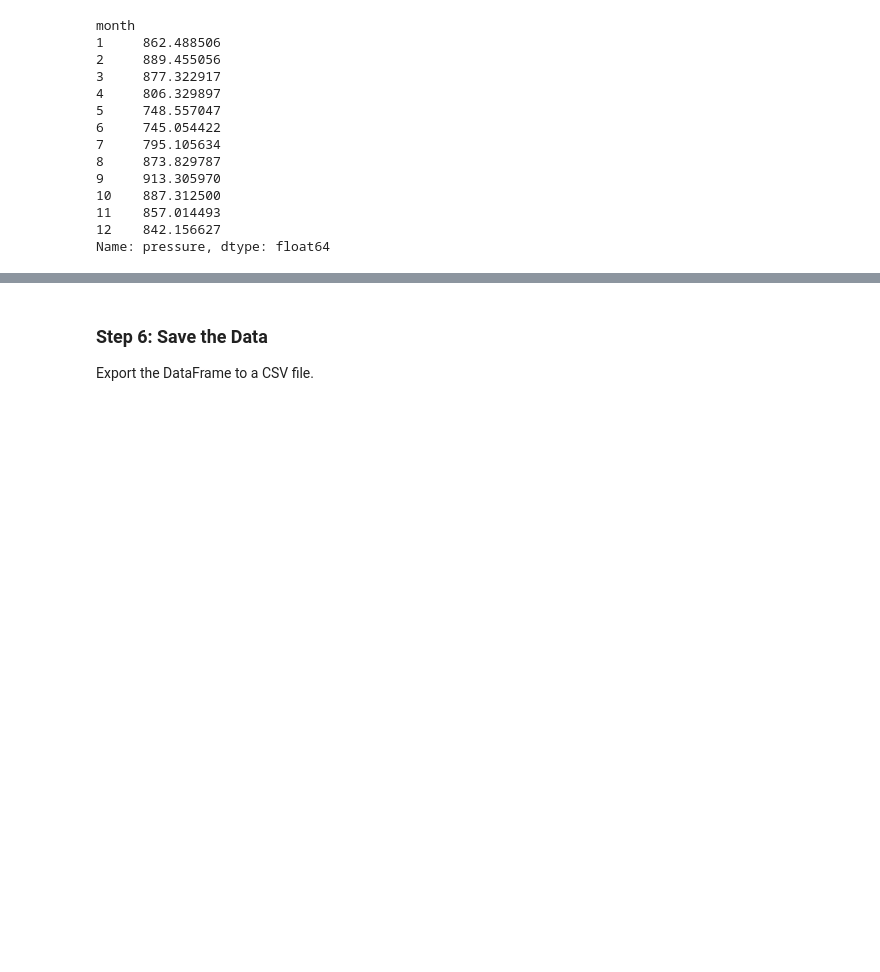
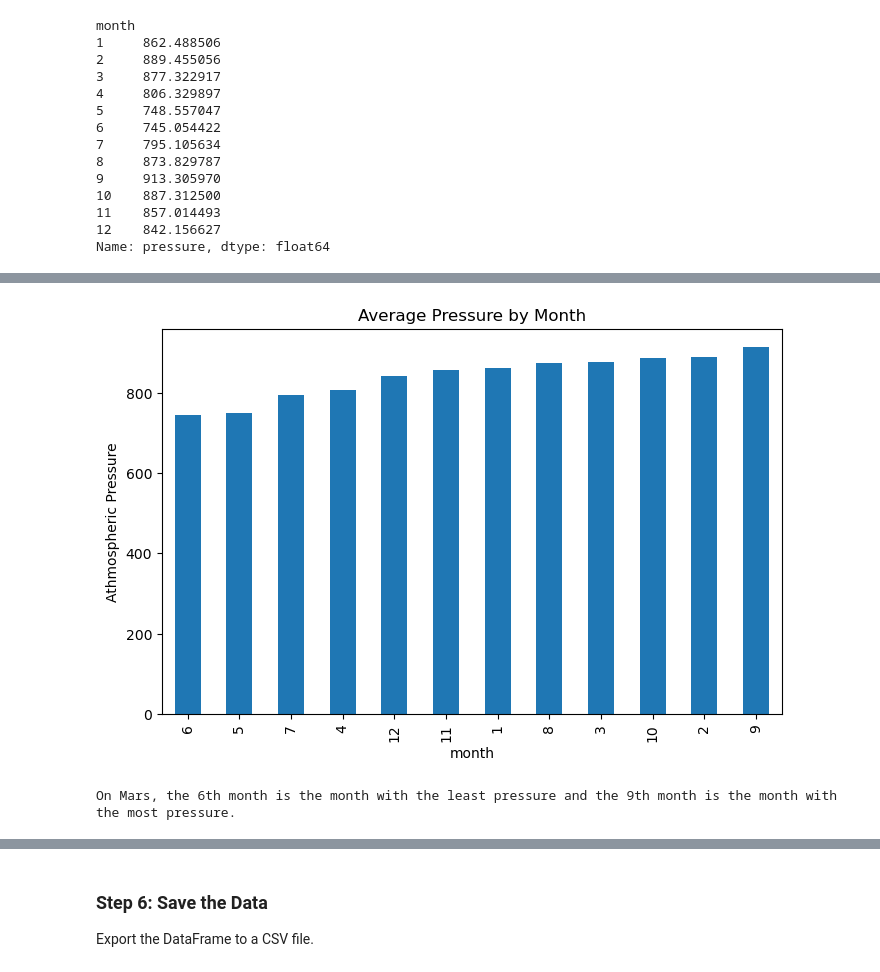
Before and after one commit to FloBeep/webscraping-challenge, a Jupyter notebook: part_2_mars_weather.ipynb, the cells around one changed output, grey strips where cells are left out. Drawn from its saved outputs; the diff is of its cells as text; code cells hidden in the pictures; blank space fills up the shorter version.

```diff
--- a/part_2_mars_weather.ipynb
+++ b/part_2_mars_weather.ipynb
@@ -215,3 +230,17 @@ Name: pressure, dtype: float64
+# %%
+# Identify the lowest and highest pressure months in Curiosity's location by sorting the previous graph
+pressure_months = mars_temp_df.groupby(["month"])["pressure"].mean()
+pressure_months = pressure_months.sort_values(ascending=True)
+pressure_months.plot(kind="bar", figsize=[8,5])
+plt.title("Average Pressure by Month")
+plt.xlabel("month")
+plt.ylabel("Athmospheric Pressure")
+plt.show()
+
+print('On Mars, the 6th month is the month with the least pressure and the 9th month is the month with the most pressure.')
+# %% [output]
+[figure, added]
+On Mars, the 6th month is the month with the least pressure and the 9th month is the month with the most pressure.
 # %%
 # 5. How many terrestrial (Earth) days are there in a Martian year?
 # Visually estimate the result by plotting the daily minimum temperature of each observation in the data set.
```
Also changed, not shown: parts of 14 cells of this notebook, 1 other file.
